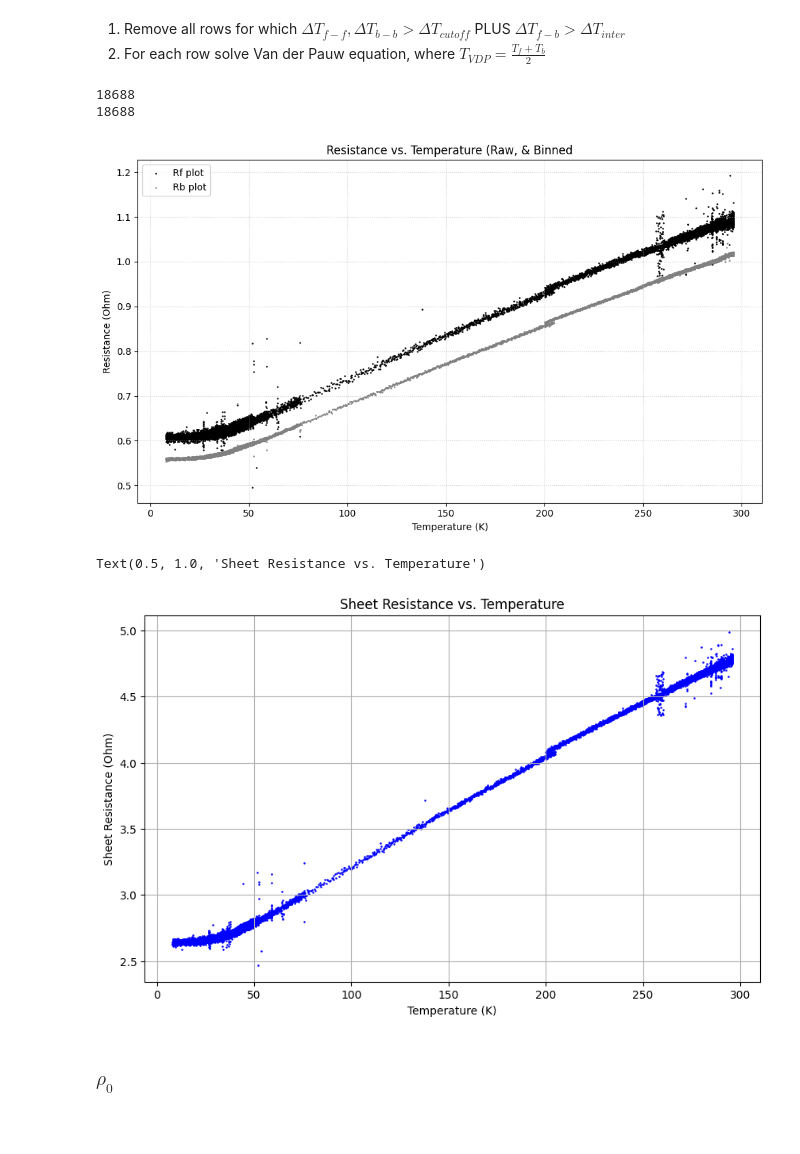
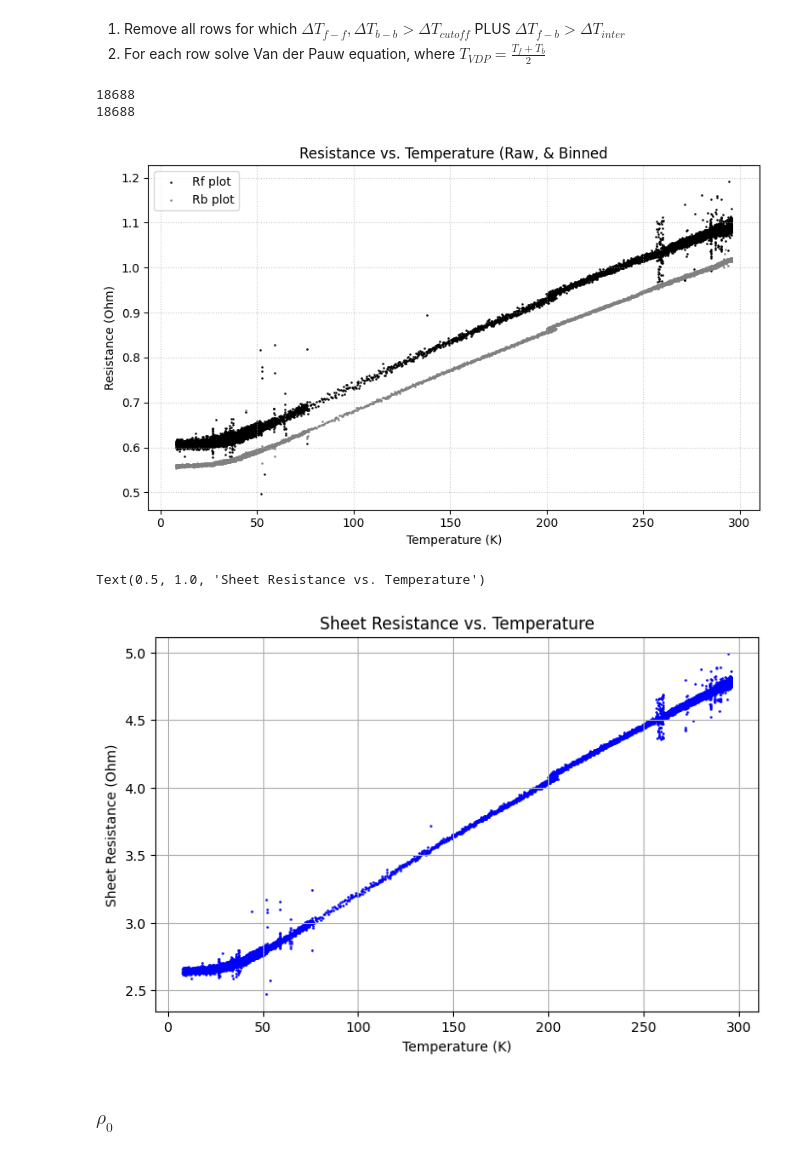
Before and after one commit to gamberoillecito/Nb-Characterization, a Jupyter notebook: R-vs-T/VdP_dataline.ipynb, the cells around one changed output. Drawn from its saved outputs; the diff is of its cells as text; code cells hidden in the pictures; blank space fills up the shorter version.

```diff
--- a/R-vs-T/VdP_dataline.ipynb
+++ b/R-vs-T/VdP_dataline.ipynb
@@ -137,37 +137,37 @@ Rs = np.zeros(len(Rf))
 i = 0
 while i < len(Rf):
     Rs[i] = calculate_sheet_resistance_vdp(Rf[i], Rb[i])
     i += 1
 
 
 # # ---------------------------------------------
-plt.figure(figsize=(10, 6))
+plt.figure(figsize=(8, 5))
 #plt.scatter(Tavg, Rf, s=10, label="Rf scatter", alpha=0.6)
 plt.scatter(Tf, Rf, s = .7, color='black', label="Rf plot")
 #plt.scatter(Tavg, Rb, s=10, label="Rb scatter", alpha=0.6)
 plt.scatter(Tb, Rb, s = .7, color='gray', label="Rb plot")
 plt.xlabel("Temperature (K)")
 plt.ylabel("Resistance (Ohm)")
 plt.title("Resistance vs. Temperature (Raw, & Binned")
 plt.legend()
 plt.grid(True, linestyle=':', alpha=0.7)
 plt.tight_layout()
 plt.show()
 
 
 # # ---------------------------------------------
-plt.figure(figsize=(10, 6))
+plt.figure(figsize=(8, 5))
 plt.grid()
 plt.scatter(Tf, Rs, s = .7, color='blue', label='Sheet Resistance (VdP)')
 plt.xlabel("Temperature (K)")
 plt.ylabel("Sheet Resistance (Ohm)")
 plt.title("Sheet Resistance vs. Temperature")
 # %% [output]
 18688
 18688
-[figure, old version]
+[figure, new version]
 Text(0.5, 1.0, 'Sheet Resistance vs. Temperature')
-[figure, old version]
+[figure, new version]
 # %% [markdown]
 ### $\rho_0$
 # %%
```
Also changed, not shown: parts of 16 cells of this notebook.
